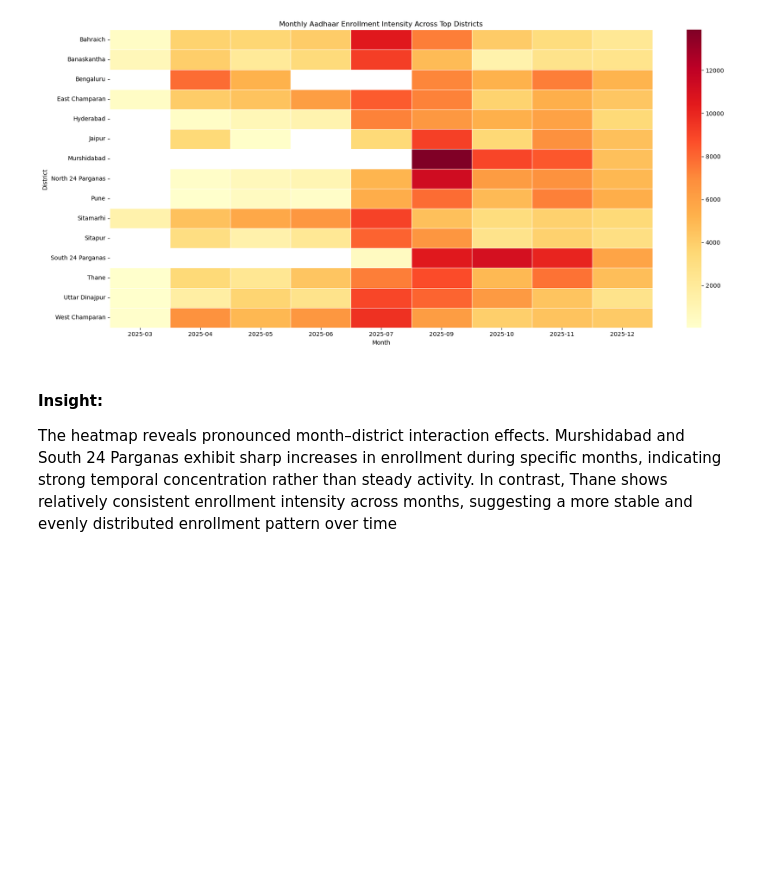
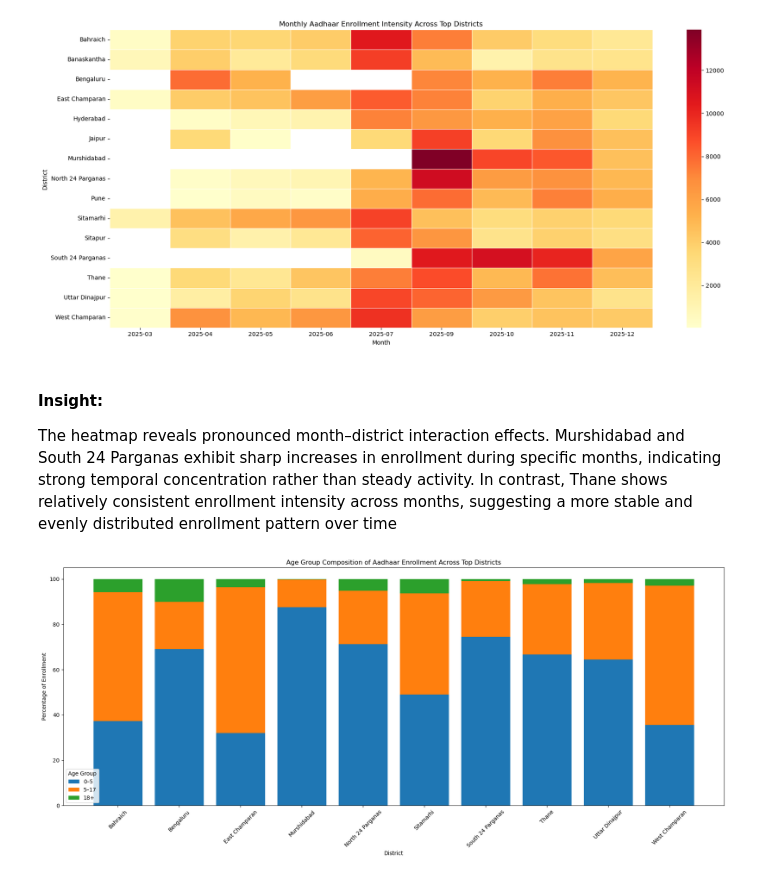
Before and after one commit to bitanpatra/Aadhar-Enrollment-Analysis, a Jupyter notebook: Notebook & Raw Data/Aadhar enrollment Analysis.ipynb, the cells around one changed output. Cells and saved outputs as stored; diff of their text form; code cells hidden in the pictures; blank space fills up the shorter version.

```diff
--- a/Notebook & Raw Data/Aadhar enrollment Analysis.ipynb
+++ b/Notebook & Raw Data/Aadhar enrollment Analysis.ipynb
@@ -777,3 +824,29 @@ plt.show()
 # %% [markdown]
 #### Insight:
 The heatmap reveals pronounced month–district interaction effects. Murshidabad and South 24 Parganas exhibit sharp increases in enrollment during specific months, indicating strong temporal concentration rather than steady activity. In contrast, Thane shows relatively consistent enrollment intensity across months, suggesting a more stable and evenly distributed enrollment pattern over time
+# %%
+plt.figure(figsize=(18, 8))
+
+plt.bar(district_age['district'], district_age['0-5 %'], label='0-5')
+plt.bar(
+    district_age['district'],
+    district_age['5-17 %'],
+    bottom=district_age['0-5 %'],
+    label='5-17'
+)
+plt.bar(
+    district_age['district'],
+    district_age['18+ %'],
+    bottom=district_age['0-5 %'] + district_age['5-17 %'],
+    label='18+'
+)
+
+plt.title('Age Group Composition of Aadhaar Enrollment Across Top Districts')
+plt.xlabel('District')
+plt.ylabel('Percentage of Enrollment')
+plt.xticks(rotation=45)
+plt.legend(title='Age Group')
+plt.tight_layout()
+plt.show()
+# %% [output]
+[figure, added]
```
Also changed, not shown: parts of 8 cells of this notebook.
